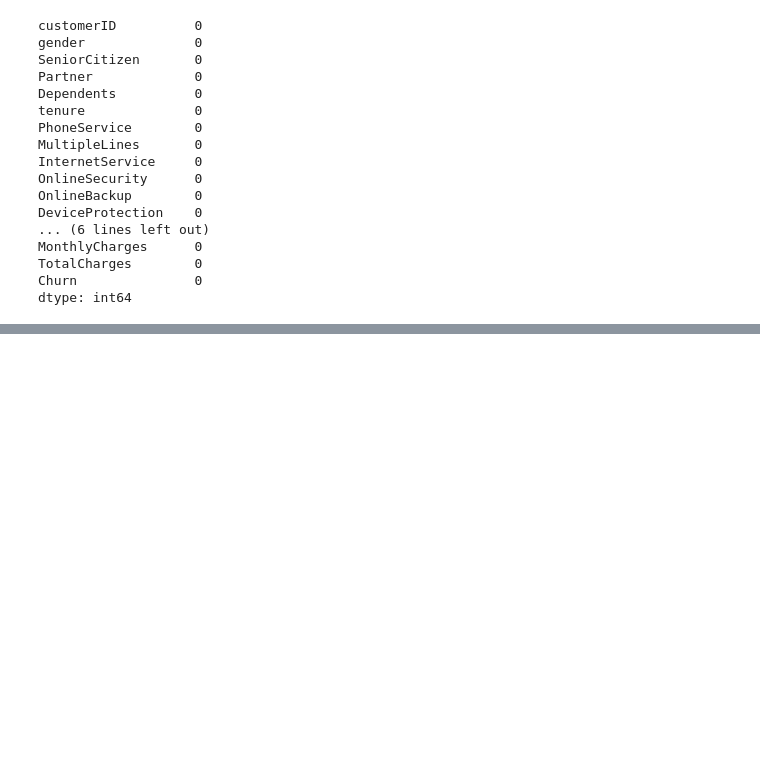
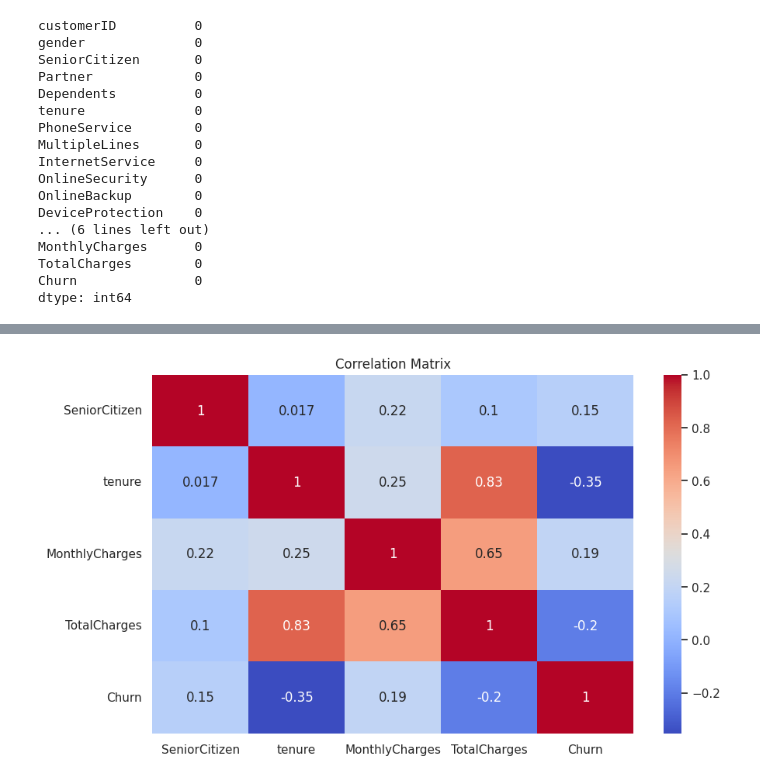
Before and after one commit to Ganindu-Deshapriya/Customer_Churn_Prediction_Group_06, a Jupyter notebook: Customer_Churn_Prediction_Group_06/notebooks/Sanjaya_FC211023/EDA.ipynb, the cells around one changed output, grey strips where cells are left out. Saved outputs shown, nothing was run; the diff lists cells and outputs as text; code cells hidden in the pictures; blank space fills up the shorter version.

```diff
--- a/Customer_Churn_Prediction_Group_06/notebooks/Sanjaya_FC211023/EDA.ipynb
+++ b/Customer_Churn_Prediction_Group_06/notebooks/Sanjaya_FC211023/EDA.ipynb
@@ -62,0 +105,14 @@ dtype: int64
+# %%
+# Encode Churn
+df['Churn'] = df['Churn'].map({'Yes': 1, 'No': 0})
+
+# Select numeric columns
+numeric_df = df.select_dtypes(include=['float64', 'int64'])
+
+# Correlation
+plt.figure(figsize=(10, 6))
+sns.heatmap(numeric_df.corr(), annot=True, cmap='coolwarm')
+plt.title("Correlation Matrix")
+plt.show()
+# %% [output]
+[figure, added]
```
Also changed, not shown: parts of 5 cells of this notebook.
